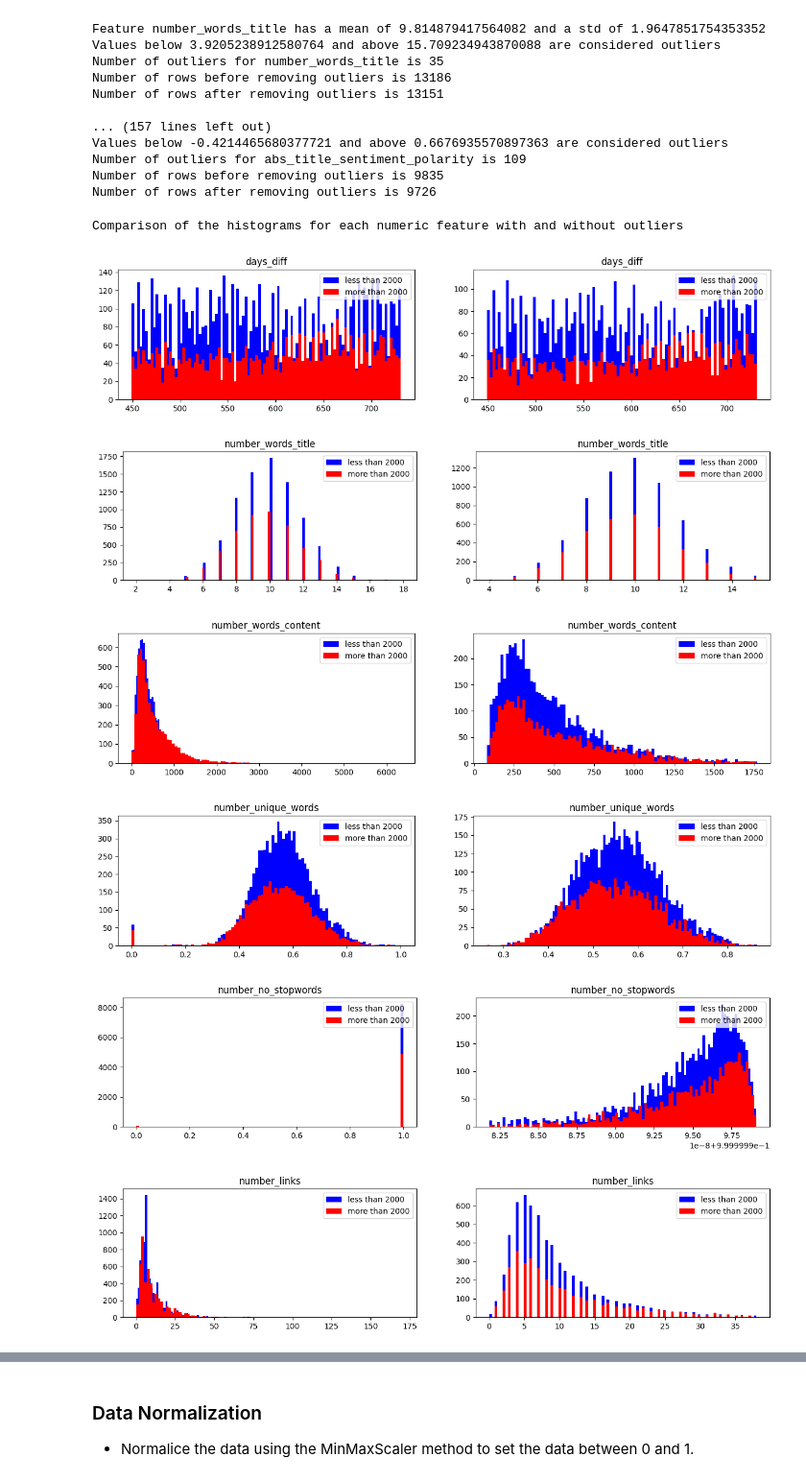
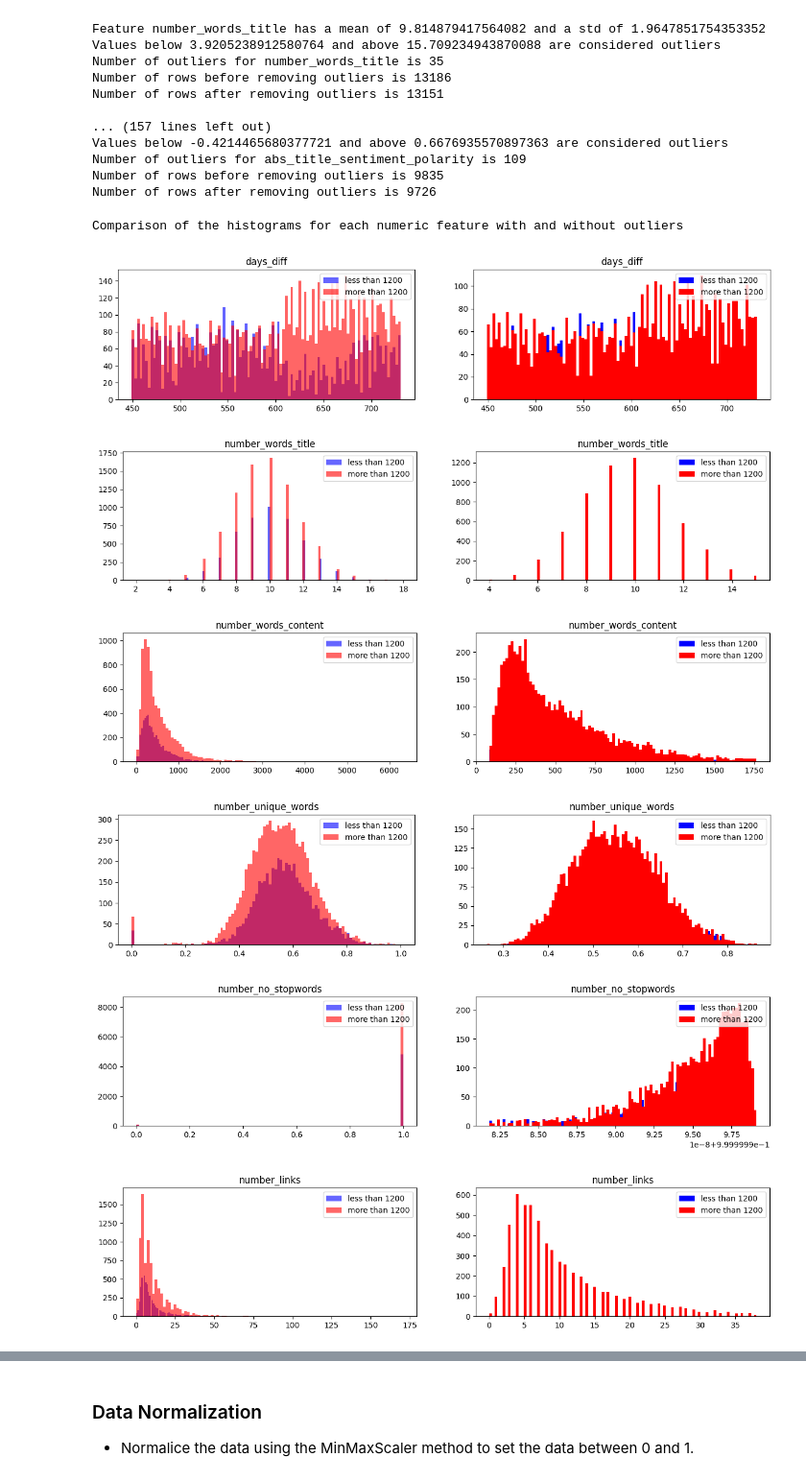
Before and after one commit to marcosdh1987/post-evaluator, a Jupyter notebook: notebooks/02-Data-Preprocessing.ipynb, the cells around one changed output, grey strips where cells are left out. Shown at 96% size. Cells and saved outputs as stored; diff of their text form; code cells hidden in the pictures.

Commit message:
rebuild models with new treshold of 1200 views

```diff
--- a/notebooks/02-Data-Preprocessing.ipynb
+++ b/notebooks/02-Data-Preprocessing.ipynb
@@ -222,29 +222,29 @@ Number of rows after removing outliers is 9726
 # %%
 # Histograms for each numeric features
 %matplotlib inline
 # hist = df[numeric_features].hist(bins=30, sharey=True, figsize=(22, 22))
 print("Comparison of the histograms for each numeric feature with and without outliers")
 #create histograms for each numeric feature where the target is 0 in blue and 1 in red
 for col in numeric_features:
     #create two subplots for each numeric feature
     fig, (ax1, ax2) = plt.subplots(1, 2, figsize=(15, 3))
 
     #plot the histogram for the first subplot
-    ax1.hist(df.loc[df['views'] < 2000, col], bins=100, alpha=1, label='less than 2000', color='blue')
-    ax1.hist(df.loc[df['views'] >= 2000, col], bins=100, alpha=1, label='more than 2000' , color='red')
+    ax1.hist(df.loc[df['views'] < 1200, col], bins=100, alpha=0.6, label='less than 1200', color='blue')
+    ax1.hist(df.loc[df['views'] >= 1200, col], bins=100, alpha=0.6, label='more than 1200' , color='red')
     ax1.legend(loc='upper right')
     ax1.set_title(col)
 
-    ax2.hist(df2.loc[df2['views'] < 2000, col], bins=100, alpha=1, label='less than 2000', color='blue')
-    ax2.hist(df2.loc[df2['views'] >= 2000, col], bins=100, alpha=1, label='more than 2000' , color='red')
+    ax2.hist(df2.loc[df2['views'] < 1200, col], bins=100, alpha=1, label='less than 1200', color='blue')
+    ax2.hist(df2.loc[df2['views'] >= 1200, col], bins=100, alpha=1, label='more than 1200' , color='red')
     ax2.legend(loc='upper right')
     ax2.set_title(col)
     plt.show()
 # %% [output]
 Comparison of the histograms for each numeric feature with and without outliers
-[figure, old version]
+[figure, new version]
-[figure, old version]
+[figure, new version]
-[figure, old version]
+[figure, new version]
-[figure, old version]
+[figure, new version]
-[figure, old version]
+[figure, new version]
-[figure, old version]
+[figure, new version]
```
Also changed, not shown: parts of 10 cells of this notebook, 11 other files.
